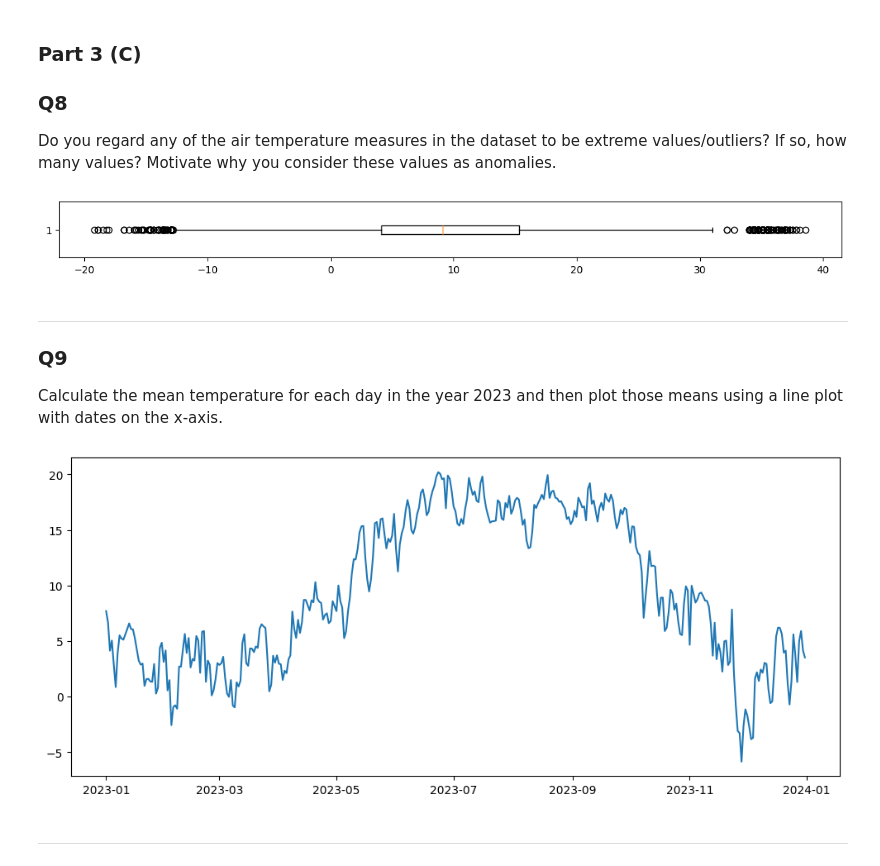
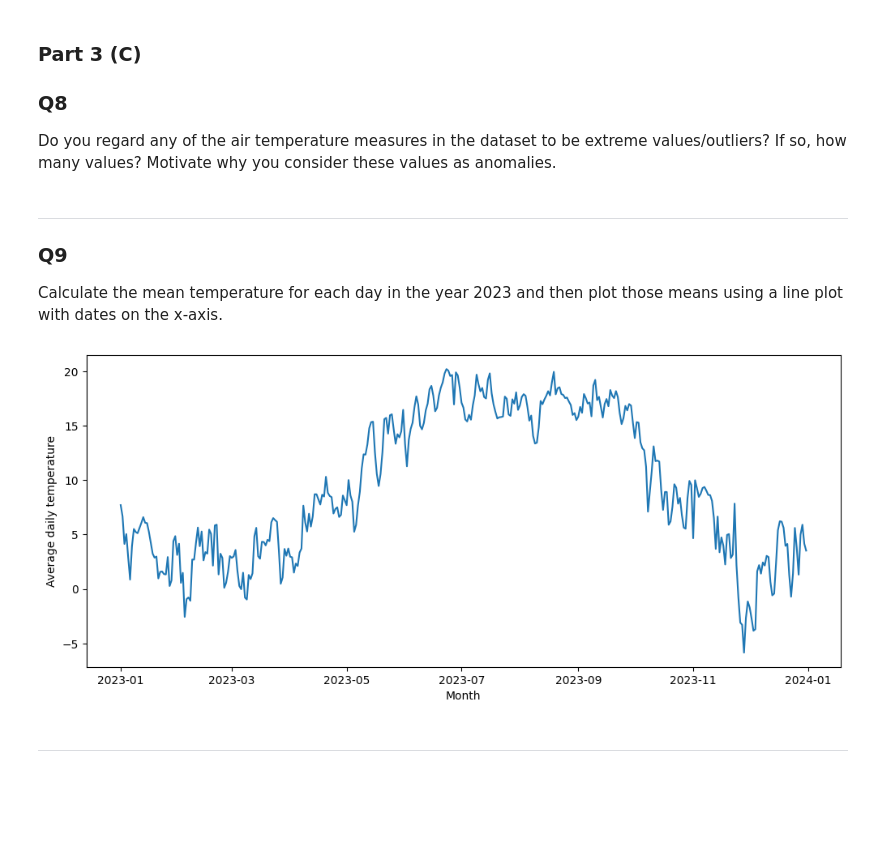
Before and after one commit to Globose/dv1597, a Jupyter notebook: a1/book.ipynb, the cells around one changed output. Saved outputs shown, nothing was run; the diff lists cells and outputs as text; code cells hidden in the pictures; blank space fills up the shorter version.

```diff
--- a/a1/book.ipynb
+++ b/a1/book.ipynb
@@ -196,15 +196,13 @@ Normally disitribyted? no
 Do you regard any of the air temperature measures in the dataset to be extreme values/outliers? If so, how many values? Motivate why you
 consider these values as anomalies.
 # %%
-fig_o = mpl.figure(figsize=(14,1))
-ax = fig_o.add_subplot(1,1,1)
-ax.boxplot(df['Lufttemperatur'], vert=False)
-mpl.show()
+# fig_o = mpl.figure(figsize=(14,1))
+# ax = fig_o.add_subplot(1,1,1)
+# ax.boxplot(df['Lufttemperatur'], vert=False)
+# mpl.show()
 
-mean = df['Lufttemperatur'].mean()
-std = df['Lufttemperatur'].std()
+# mean = df['Lufttemperatur'].mean()
+# std = df['Lufttemperatur'].std()
-# %% [output]
-[figure, removed]
 # %% [markdown]
 ***
 
@@ -213,18 +211,20 @@ Calculate the mean temperature for each day in the year 2023 and then plot those
 # %%
 # Slicing 2023 rows
 df_2023 = df.loc[112536:121295].copy()
 
 # Add and group by date
 df_2023['Date'] = df['Time'].dt.date
 mean_values = df_2023.groupby('Date')['Lufttemperatur'].mean().reset_index()
 
 # Create line diagram
 fig = mpl.figure(figsize=(12, 5))
 ax = fig.add_subplot(1,1,1)
 ax.plot(mean_values['Date'],mean_values['Lufttemperatur'])
+ax.set_xlabel('Month')
+ax.set_ylabel('Average daily temperature')
 mpl.show()
 # %% [output]
-[figure, old version]
+[figure, new version]
 # %% [markdown]
 ***
 # %% [markdown]
```
Also changed, not shown: parts of 1 cell of this notebook.
